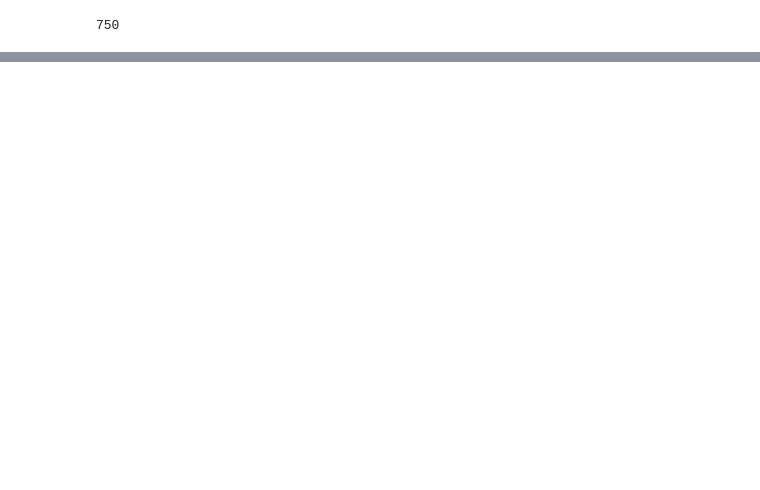
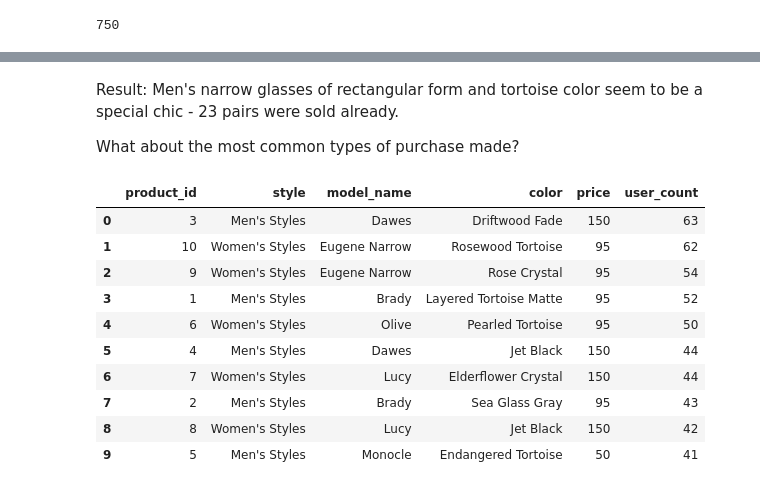
Before and after one commit to 3quetra/portfolio, a Jupyter notebook: sql/marketing_analysis.ipynb, the cells around one changed output, grey strips where cells are left out. Saved outputs shown, nothing was run; the diff lists cells and outputs as text; code cells hidden in the pictures; blank space fills up the shorter version.

```diff
--- a/sql/marketing_analysis.ipynb
+++ b/sql/marketing_analysis.ipynb
@@ -291,0 +403,25 @@ TBC
+# %% [markdown]
+Result: Men's narrow glasses of rectangular form and tortoise color seem to be a special chic - 23 pairs were sold already.
+
+What about the most common types of purchase made?
+# %%
+sql('''
+    SELECT product_id, style, model_name, color, price,
+        COUNT(user_id) AS user_count
+    FROM Purchase
+    GROUP BY product_id, style, model_name, color, price
+    ORDER BY user_count DESC
+    LIMIT 10
+''')
+# %% [output]
+|  | product_id | style | model_name | color | price | user_count |
+| 0 | 3 | Men's Styles | Dawes | Driftwood Fade | 150 | 63 |
+| 1 | 10 | Women's Styles | Eugene Narrow | Rosewood Tortoise | 95 | 62 |
+| 2 | 9 | Women's Styles | Eugene Narrow | Rose Crystal | 95 | 54 |
+| 3 | 1 | Men's Styles | Brady | Layered Tortoise Matte | 95 | 52 |
+| 4 | 6 | Women's Styles | Olive | Pearled Tortoise | 95 | 50 |
+| 5 | 4 | Men's Styles | Dawes | Jet Black | 150 | 44 |
+| 6 | 7 | Women's Styles | Lucy | Elderflower Crystal | 150 | 44 |
+| 7 | 2 | Men's Styles | Brady | Sea Glass Gray | 95 | 43 |
+| 8 | 8 | Women's Styles | Lucy | Jet Black | 150 | 42 |
+| 9 | 5 | Men's Styles | Monocle | Endangered Tortoise | 50 | 41 |
```
Also changed, not shown: parts of 23 cells of this notebook.
